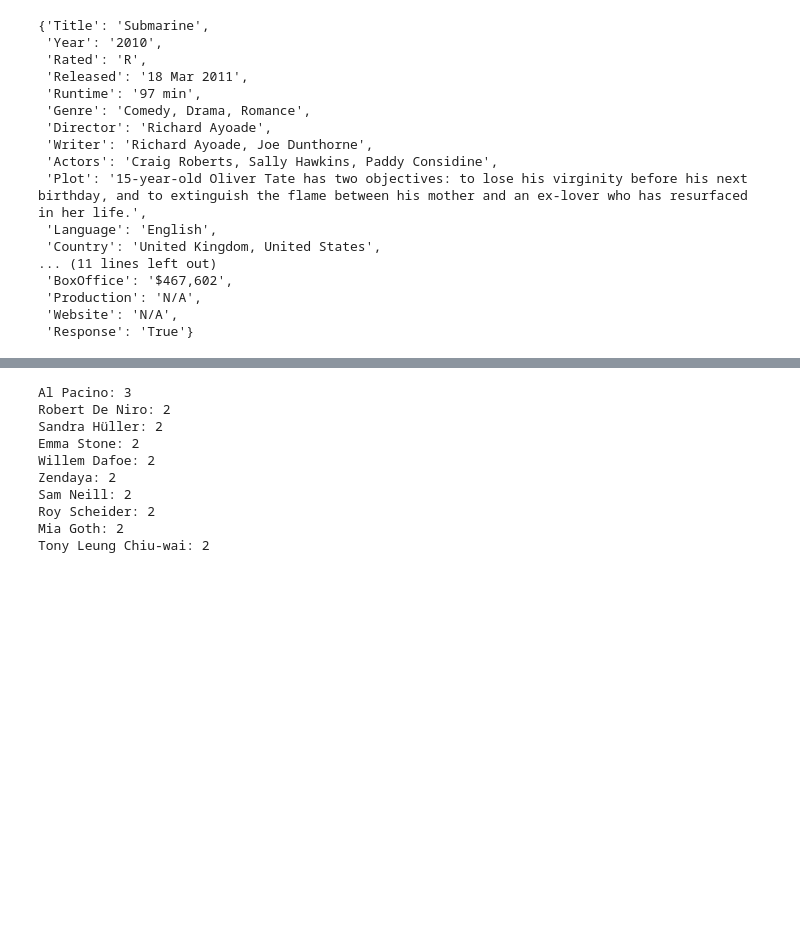
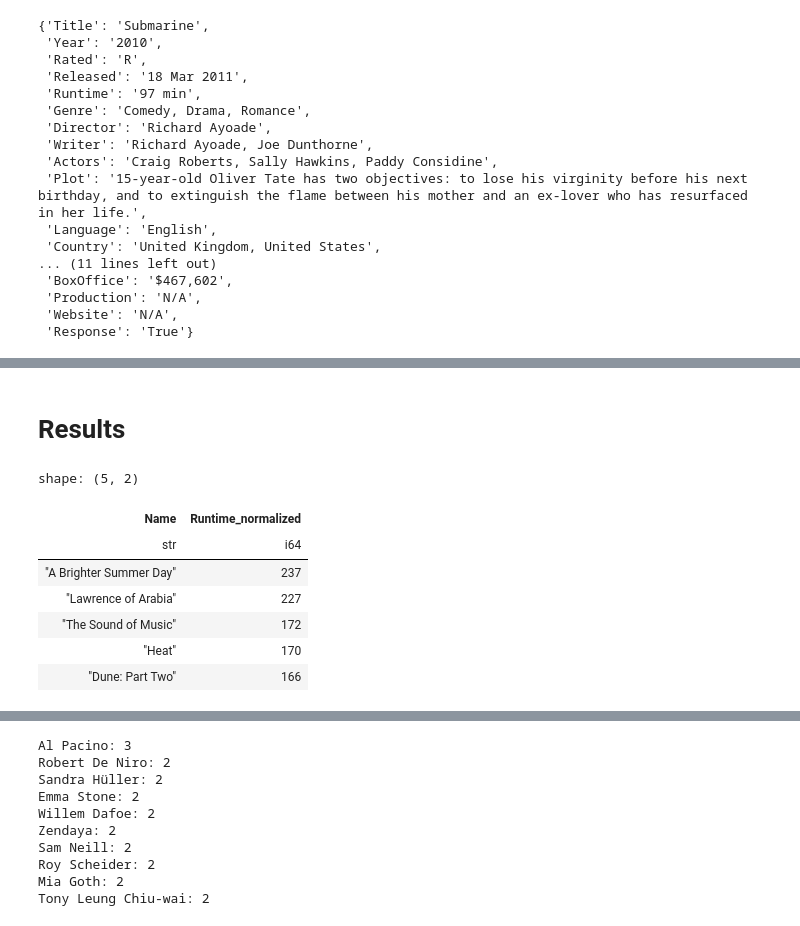
Before and after one commit to mameli/letterboxd_wrapped, a Jupyter notebook: playground.ipynb, the cells around one changed output, grey strips where cells are left out. Cells and saved outputs as stored; diff of their text form; code cells hidden in the pictures; blank space fills up the shorter version.

```diff
--- a/playground.ipynb
+++ b/playground.ipynb
@@ -217,0 +166,14 @@ Animation: 7
+# %% [markdown]
+# Results
+# %%
+# Longest movies
+df.select("Name", "Runtime_normalized").drop_nulls().sort("Runtime_normalized", descending=True).head(5)
+# %% [output]
+shape: (5, 2)
+| Name | Runtime_normalized |
+| str | i64 |
+| "A Brighter Summer Day" | 237 |
+| "Lawrence of Arabia" | 227 |
+| "The Sound of Music" | 172 |
+| "Heat" | 170 |
+| "Dune: Part Two" | 166 |
```
Also changed, not shown: parts of 25 cells of this notebook.
